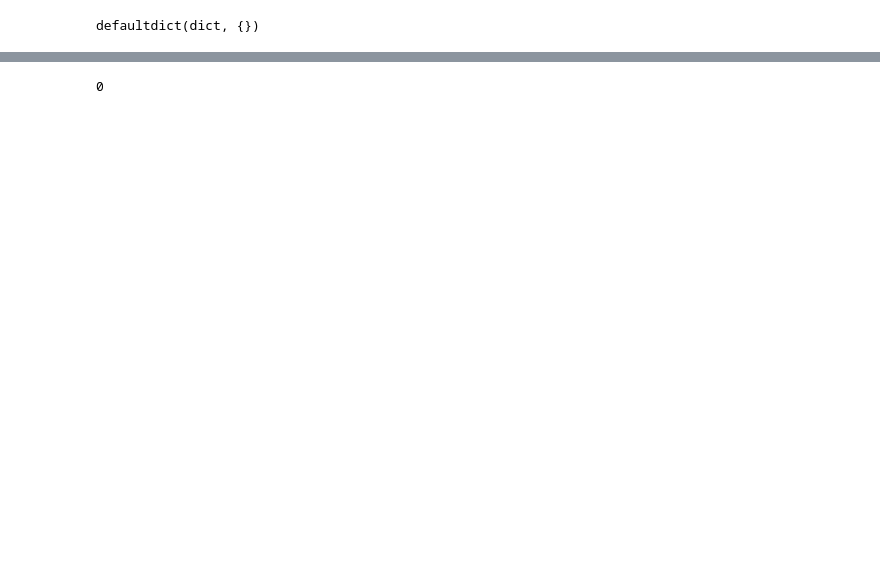
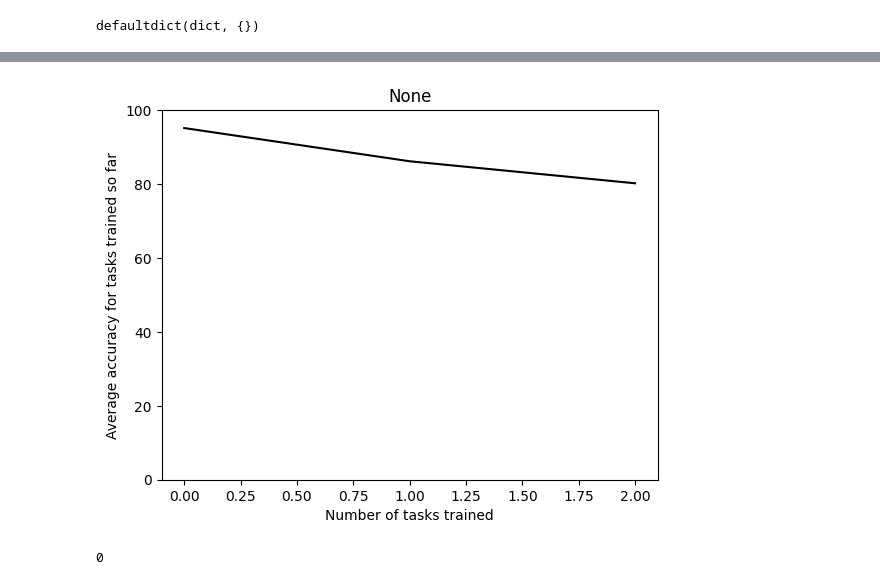
Before and after one commit to Mathisnplus1/Master-Thesis, a Jupyter notebook: Workspace/Core work/EWC_hard.ipynb, the cells around one changed output, grey strips where cells are left out. Saved outputs shown, nothing was run; the diff lists cells and outputs as text; code cells hidden in the pictures; blank space fills up the shorter version.

```diff
--- a/Workspace/Core work/EWC_hard.ipynb
+++ b/Workspace/Core work/EWC_hard.ipynb
@@ -145,0 +152,4 @@ tensor([3.1795e-08, 6.9682e-08, 8.3742e-08, 1.1824e-07, 2.3849e-07],
+# %%
+visualize_avg_acc_curve(test_accs_matrix)
+# %% [output]
+[figure, added]
```
Also changed, not shown: parts of 20 cells of this notebook, 3 other files.
